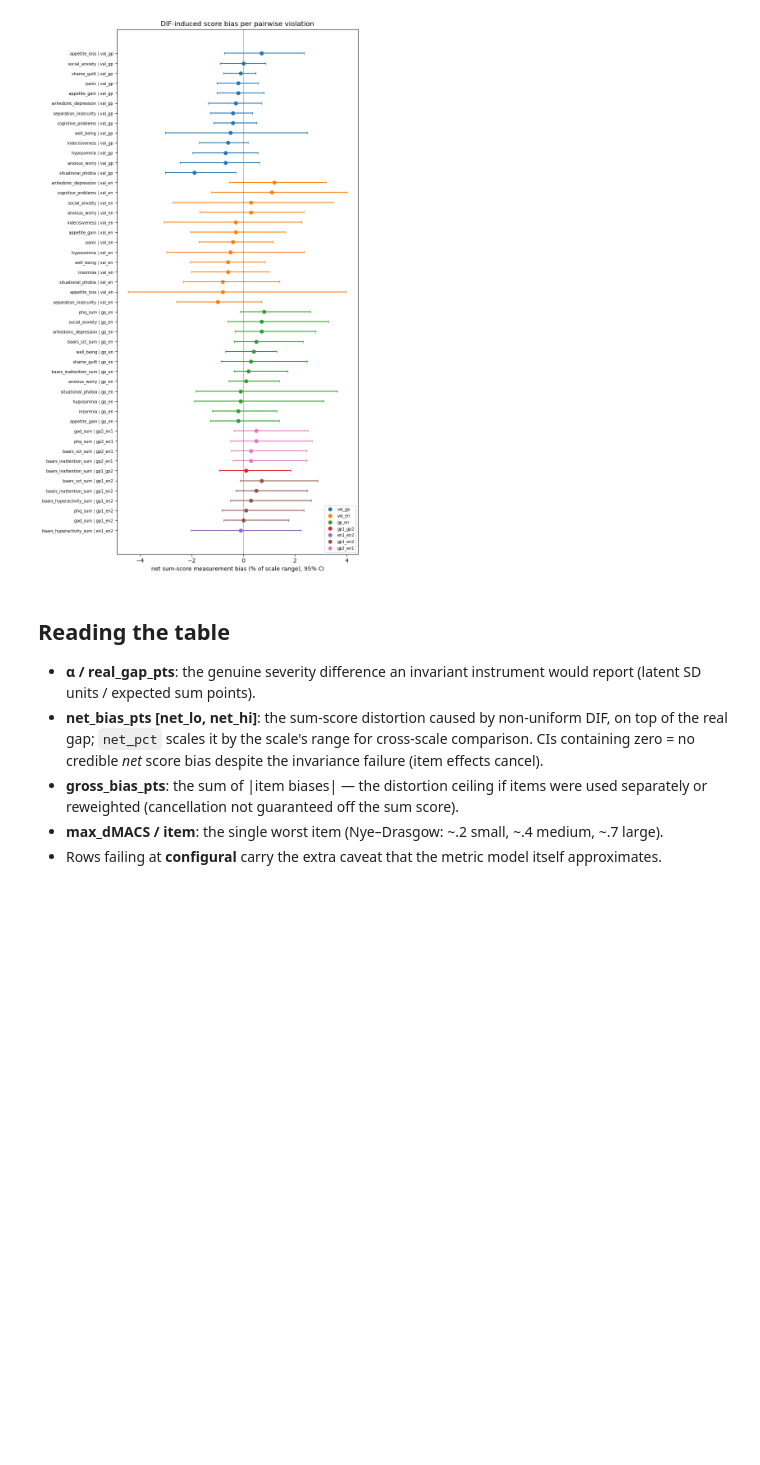
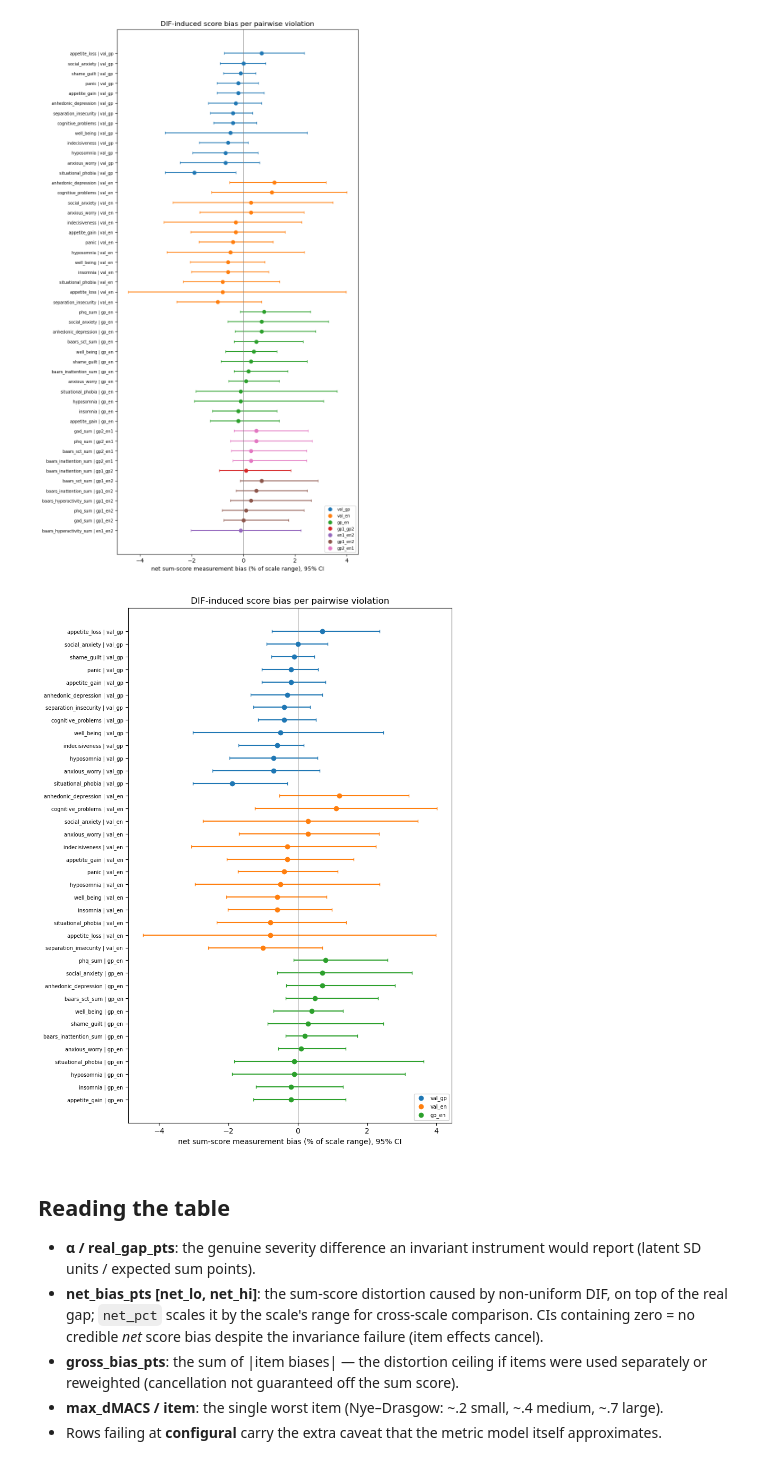
Before and after one commit to Shotgunosine/HiTOP, a Jupyter notebook: notebooks/NB_invariance_effect_sizes.ipynb, the cells around one changed output. Saved outputs shown, nothing was run; the diff lists cells and outputs as text; code cells hidden in the pictures; blank space fills up the shorter version.

```diff
--- a/notebooks/NB_invariance_effect_sizes.ipynb
+++ b/notebooks/NB_invariance_effect_sizes.ipynb
@@ -267,6 +273,33 @@ Path('../figures').mkdir(exist_ok=True)
 fig.savefig('../figures/dif_forest.png', dpi=150, bbox_inches='tight')
 # %% [output]
 [figure]
+# %%
+
+ok = summary[summary.error.isna()].copy()
+ok = ok.loc[ok.pair.isin(['val_gp', 'val_en', 'gp_en'])].copy()
+ok['label'] = ok.scale + ' | ' + ok.pair
+ok = ok.sort_values(['pair', 'net_pct'])
+pair_colors = {p: c for p, c in zip(PAIR_DATA, plt.cm.tab10.colors)}
+fig, ax = plt.subplots(figsize=(8, max(4, 0.28 * len(ok))))
+y = np.arange(len(ok))
+for j, r in enumerate(ok.itertuples()):
+    lo = (r.net_bias_pts - r.net_lo) / r.scale_max * 100
+    hi = (r.net_hi - r.net_bias_pts) / r.scale_max * 100
+    ax.errorbar(r.net_pct, j, xerr=[[lo], [hi]], fmt='o',
+                color=pair_colors[r.pair], capsize=2)
+ax.axvline(0, color='gray', lw=0.7)
+ax.set_yticks(y); ax.set_yticklabels(ok.label, fontsize=7)
+ax.set_xlabel('net sum-score measurement bias (% of scale range), 95% CI')
+ax.set_title('DIF-induced score bias per pairwise violation')
+handles = [plt.Line2D([], [], marker='o', ls='', color=c, label=p)
+           for p, c in pair_colors.items() if p in set(ok.pair)]
+ax.legend(handles=handles, fontsize=7, loc='lower right')
+fig.tight_layout()
+from pathlib import Path
+Path('../figures').mkdir(exist_ok=True)
+fig.savefig('../figures/dif_forest_no12.png', dpi=150, bbox_inches='tight')
+# %% [output]
+[figure, added]
 # %% [markdown]
 ## Reading the table
 
```
Also changed, not shown: parts of 1 cell of this notebook, 1 other file.
